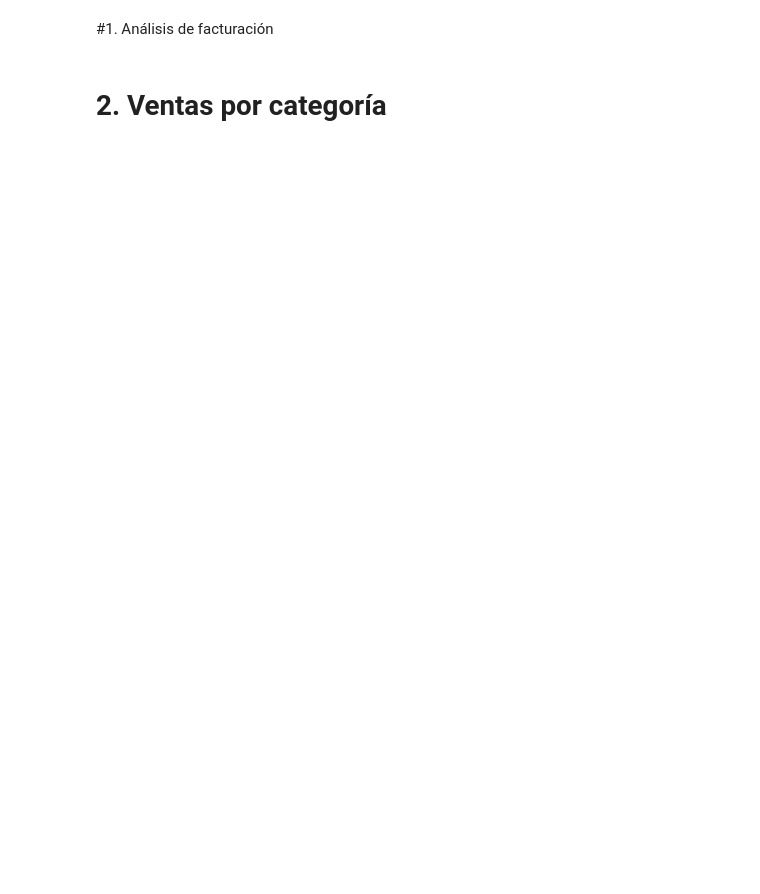
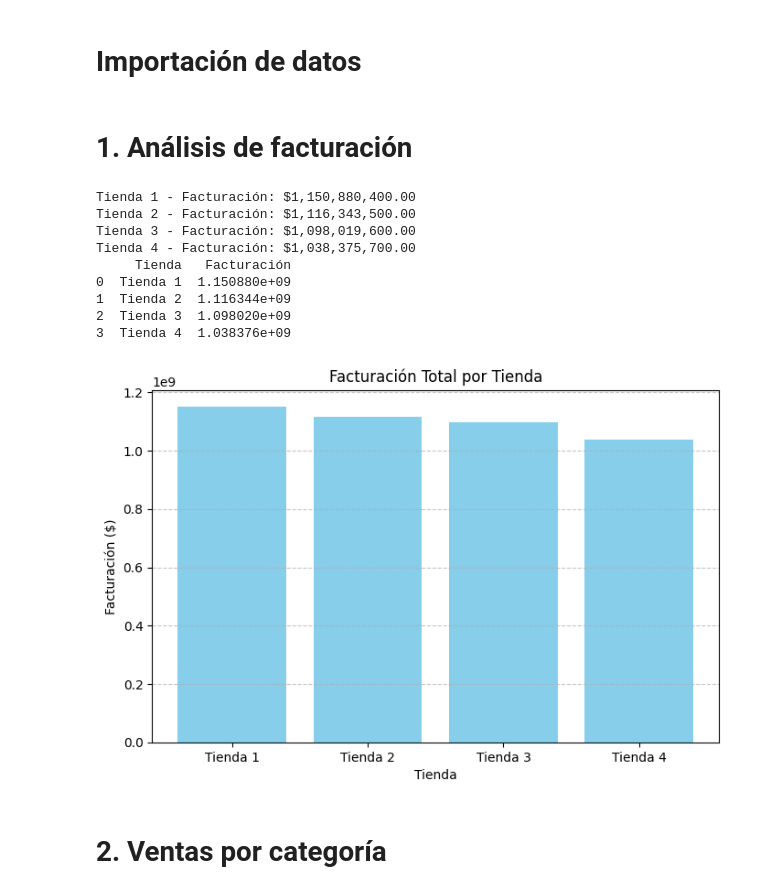
Before and after one commit to mUrdocK-258/TiendasDonJuan, a Jupyter notebook: AluraStoreLatam.ipynb, the cells around one changed output. Drawn from its saved outputs; the diff is of its cells as text; code cells hidden in the pictures; blank space fills up the shorter version.

```diff
--- a/AluraStoreLatam.ipynb
+++ b/AluraStoreLatam.ipynb
@@ -1,42 +1,57 @@
+# %% [markdown]
+# Importación de datos
+# %%
+
+import pandas as pd
+import matplotlib.pyplot as plt
+
+# Cargar los CSV
+tienda_1 = pd.read_csv(r'C:\Users\Pablo Álvarez A\Desktop\Challenger Alura\tienda_1.csv')
+tienda_2 = pd.read_csv(r'C:\Users\Pablo Álvarez A\Desktop\Challenger Alura\tienda_2.csv')
+tienda_3 = pd.read_csv(r'C:\Users\Pablo Álvarez A\Desktop\Challenger Alura\tienda_3.csv')
+tienda_4 = pd.read_csv(r'C:\Users\Pablo Álvarez A\Desktop\Challenger Alura\tienda_4.csv')
+
+# Lista para recorrer
+tiendas = [tienda_1, tienda_2, tienda_3, tienda_4]
+nombres = ['Tienda 1', 'Tienda 2', 'Tienda 3', 'Tienda 4']
+
+# Limpiar y calcular facturación
+facturaciones = []
+# %% [markdown]
+ # 1. Análisis de facturación
 # %%
-### Importación de datos
-import pandas as pd
-import matplotlib.pyplot as plt
 
-# Cargar los CSV
-tienda1 = pd.read_csv('/mnt/data/tienda_1.csv')
-tienda2 = pd.read_csv('/mnt/data/tienda_2.csv')
-tienda3 = pd.read_csv('/mnt/data/tienda_3.csv')
-tienda4 = pd.read_csv('/mnt/data/tienda_4.csv')
-
-# Lista para recorrer
-tiendas = [tienda1, tienda2, tienda3, tienda4]
-nombres = ['Tienda 1', 'Tienda 2', 'Tienda 3', 'Tienda 4']
-
-# Limpiar y calcular facturación
-facturaciones = []
 for i, tienda in enumerate(tiendas):
     tienda['Precio'] = pd.to_numeric(tienda['Precio'], errors='coerce')
     tienda = tienda.dropna(subset=['Precio'])
     facturacion = tienda['Precio'].sum()
     facturaciones.append(facturacion)
     print(f"{nombres[i]} - Facturación: ${facturacion:,.2f}")
 
 # Crear dataframe resumen
 resumen = pd.DataFrame({'Tienda': nombres, 'Facturación': facturaciones})
 
 # Mostrar resumen ordenado
 print(resumen.sort_values(by='Facturación', ascending=False))
 
 # Gráfica
 plt.figure(figsize=(8,5))
 plt.bar(resumen['Tienda'], resumen['Facturación'], color='skyblue')
 plt.title('Facturación Total por Tienda')
 plt.xlabel('Tienda')
 plt.ylabel('Facturación ($)')
 plt.grid(axis='y', linestyle='--', alpha=0.7)
 plt.show()
+# %% [output]
+Tienda 1 - Facturación: $1,150,880,400.00
+Tienda 2 - Facturación: $1,116,343,500.00
+Tienda 3 - Facturación: $1,098,019,600.00
+Tienda 4 - Facturación: $1,038,375,700.00
+     Tienda   Facturación
+0  Tienda 1  1.150880e+09
+1  Tienda 2  1.116344e+09
+2  Tienda 3  1.098020e+09
+3  Tienda 4  1.038376e+09
+[figure, added]
-# %% [markdown]
-#1. Análisis de facturación
 # %% [markdown]
 # 2. Ventas por categoría
```
Also changed, not shown: parts of 28 cells of this notebook.
